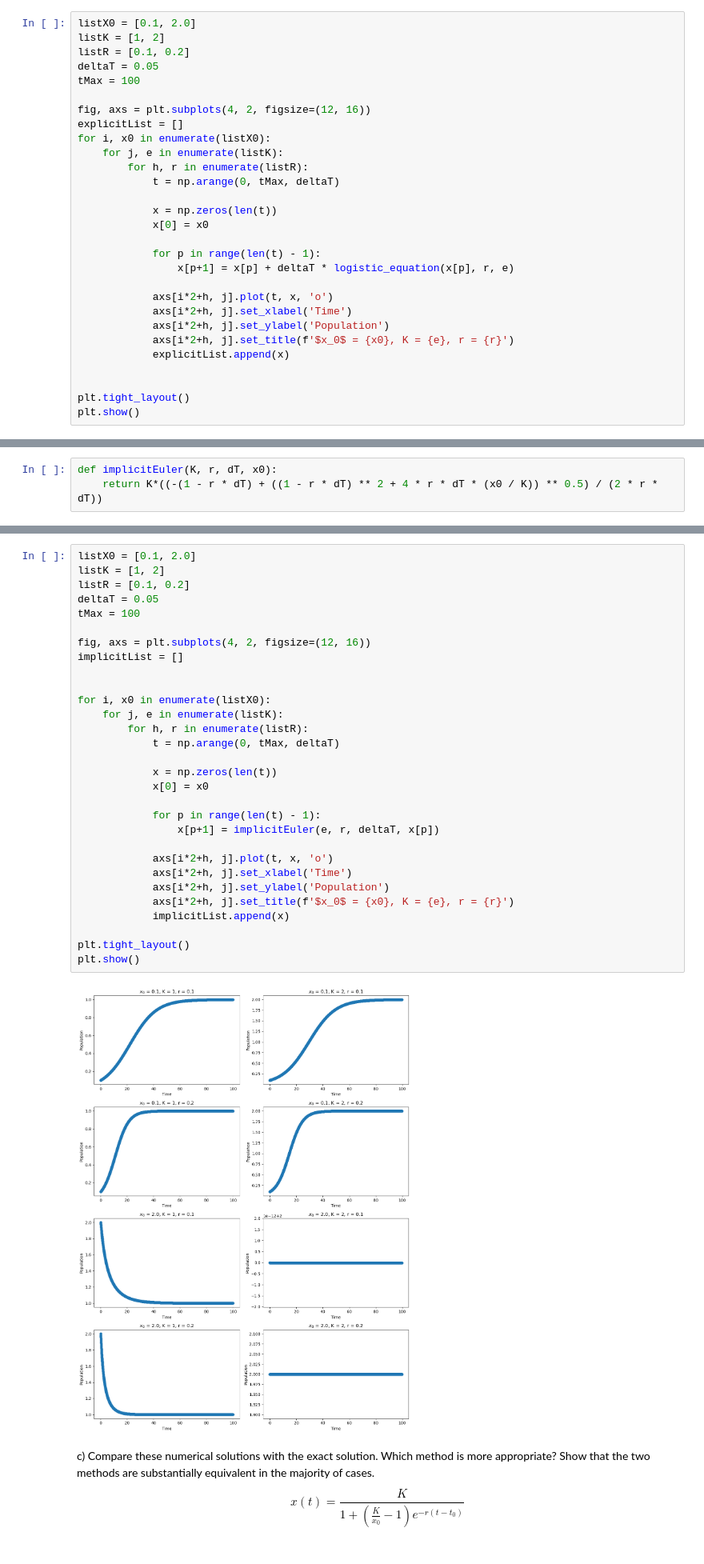
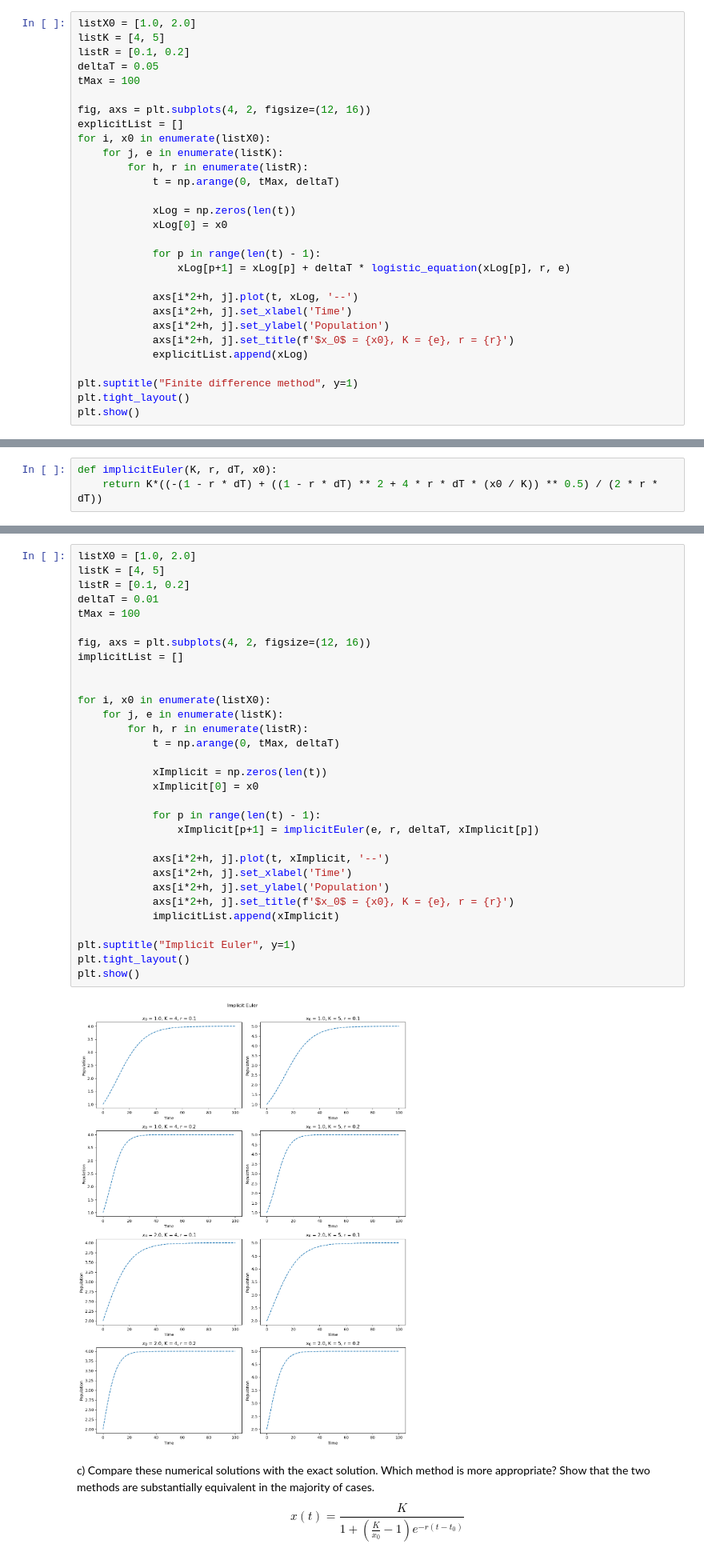
Before and after one commit to 19winston84/GU_FIM750_SCS, a Jupyter notebook: Lab 14/14_7_Logistic growth model.ipynb, the cells around one changed output, grey strips where cells are left out. Shown at 80% size. Cells and saved outputs as stored; diff of their text form.

```diff
--- a/Lab 14/14_7_Logistic growth model.ipynb
+++ b/Lab 14/14_7_Logistic growth model.ipynb
@@ -10,8 +10,8 @@ import matplotlib.pyplot as plt
 def logistic_equation(x, r, K):
     return r * x * (1 - x/K)
 # %%
-listX0 = [0.1, 2.0]
-listK = [1, 2]
+listX0 = [1.0, 2.0]
+listK = [4, 5]
 listR = [0.1, 0.2]
 deltaT = 0.05
 tMax = 100
@@ -23,19 +23,19 @@ for i, x0 in enumerate(listX0):
         for h, r in enumerate(listR):
             t = np.arange(0, tMax, deltaT)
 
-            x = np.zeros(len(t))
-            x[0] = x0
+            xLog = np.zeros(len(t))
+            xLog[0] = x0
 
             for p in range(len(t) - 1):
-                x[p+1] = x[p] + deltaT * logistic_equation(x[p], r, e)
+                xLog[p+1] = xLog[p] + deltaT * logistic_equation(xLog[p], r, e)
 
-            axs[i*2+h, j].plot(t, x, 'o')
+            axs[i*2+h, j].plot(t, xLog, '--')
             axs[i*2+h, j].set_xlabel('Time')
             axs[i*2+h, j].set_ylabel('Population')
             axs[i*2+h, j].set_title(f'$x_0$ = {x0}, K = {e}, r = {r}')
-            explicitList.append(x)
+            explicitList.append(xLog)
 
-
+plt.suptitle("Finite difference method", y=1)
 plt.tight_layout()
 plt.show()
 # %% [output]
@@ -53,35 +50,36 @@ def analytical(K, r, dt, step, x0):
 # %%
-listX0 = [0.1, 2.0]
-listK = [1, 2]
+listX0 = [1.0, 2.0]
+listK = [4, 5]
 listR = [0.1, 0.2]
-deltaT = 0.05
+deltaT = 0.01
 tMax = 100
 
 fig, axs = plt.subplots(4, 2, figsize=(12, 16))
 implicitList = []
 
 
 for i, x0 in enumerate(listX0):
     for j, e in enumerate(listK):
         for h, r in enumerate(listR):
             t = np.arange(0, tMax, deltaT)
 
-            x = np.zeros(len(t))
-            x[0] = x0
+            xImplicit = np.zeros(len(t))
+            xImplicit[0] = x0
 
             for p in range(len(t) - 1):
-                x[p+1] = implicitEuler(e, r, deltaT, x[p])
+                xImplicit[p+1] = implicitEuler(e, r, deltaT, xImplicit[p])
 
-            axs[i*2+h, j].plot(t, x, 'o')
+            axs[i*2+h, j].plot(t, xImplicit, '--')
             axs[i*2+h, j].set_xlabel('Time')
             axs[i*2+h, j].set_ylabel('Population')
             axs[i*2+h, j].set_title(f'$x_0$ = {x0}, K = {e}, r = {r}')
-            implicitList.append(x)
+            implicitList.append(xImplicit)
 
+plt.suptitle("Implicit Euler", y=1)
 plt.tight_layout()
 plt.show()
 # %% [output]
-[figure, old version]
+[figure, new version]
 # %% [markdown]
 c) Compare these numerical solutions with the exact solution. Which method is more appropriate? Show that the two methods are substantially equivalent in the majority of cases.
 $$x(t)=\frac{K}{1 + \left(\frac{K}{x_0} - 1\right)e^{-r(t - t_0)}}$$
```
Also changed, not shown: parts of 4 cells of this notebook, 9 other files.
